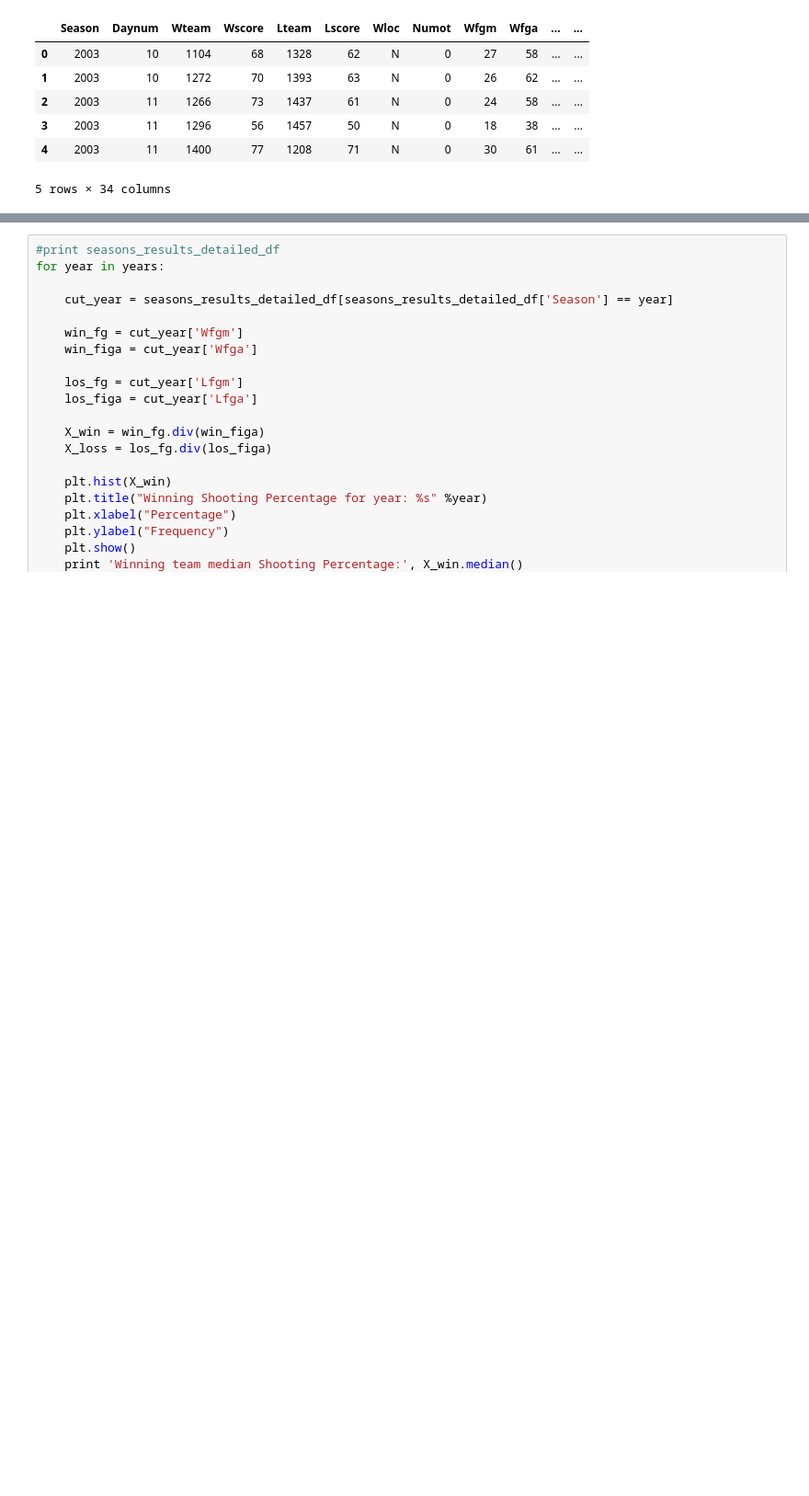
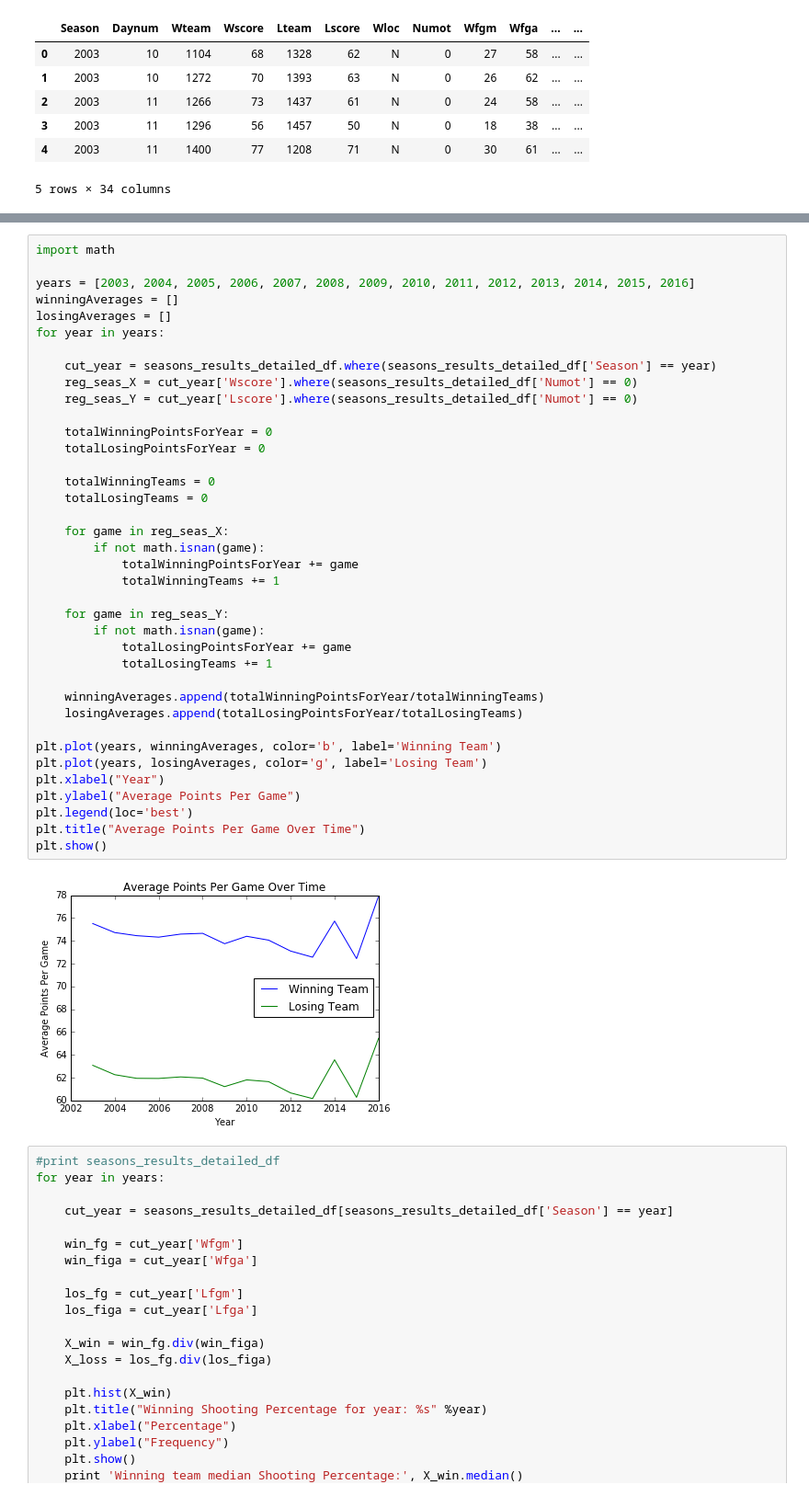
Before and after one commit to nishkakar/MarchMadness, a Jupyter notebook: data_driven_march_madness_kakar_venuti_moscoso_devuono.ipynb, the cells around one changed output, grey strips where cells are left out. Shown at 92% size. Drawn from its saved outputs; the diff is of its cells as text; blank space fills up the shorter version.

```diff
--- a/data_driven_march_madness_kakar_venuti_moscoso_devuono.ipynb
+++ b/data_driven_march_madness_kakar_venuti_moscoso_devuono.ipynb
@@ -122,4 +122,44 @@ Losing team mean score: 62.7553747821
 ... (16 outputs left out)
+# %%
+import math
+
+years = [2003, 2004, 2005, 2006, 2007, 2008, 2009, 2010, 2011, 2012, 2013, 2014, 2015, 2016]
+winningAverages = []
+losingAverages = []
+for year in years:
+
+    cut_year = seasons_results_detailed_df.where(seasons_results_detailed_df['Season'] == year)
+    reg_seas_X = cut_year['Wscore'].where(seasons_results_detailed_df['Numot'] == 0)
+    reg_seas_Y = cut_year['Lscore'].where(seasons_results_detailed_df['Numot'] == 0)
+
+    totalWinningPointsForYear = 0
+    totalLosingPointsForYear = 0
+
+    totalWinningTeams = 0
+    totalLosingTeams = 0
+
+    for game in reg_seas_X:
+        if not math.isnan(game):
+            totalWinningPointsForYear += game
+            totalWinningTeams += 1
+
+    for game in reg_seas_Y:
+        if not math.isnan(game):
+            totalLosingPointsForYear += game
+            totalLosingTeams += 1
+
+    winningAverages.append(totalWinningPointsForYear/totalWinningTeams)
+    losingAverages.append(totalLosingPointsForYear/totalLosingTeams)
+
+plt.plot(years, winningAverages, color='b', label='Winning Team')
+plt.plot(years, losingAverages, color='g', label='Losing Team')
+plt.xlabel("Year")
+plt.ylabel("Average Points Per Game")
+plt.legend(loc='best')
+plt.title("Average Points Per Game Over Time")
+plt.show()
+# %% [output]
+[figure, added]
 # %%
 #print seasons_results_detailed_df
 for year in years:
```
Also changed, not shown: parts of 4 cells of this notebook, 1 other file.
